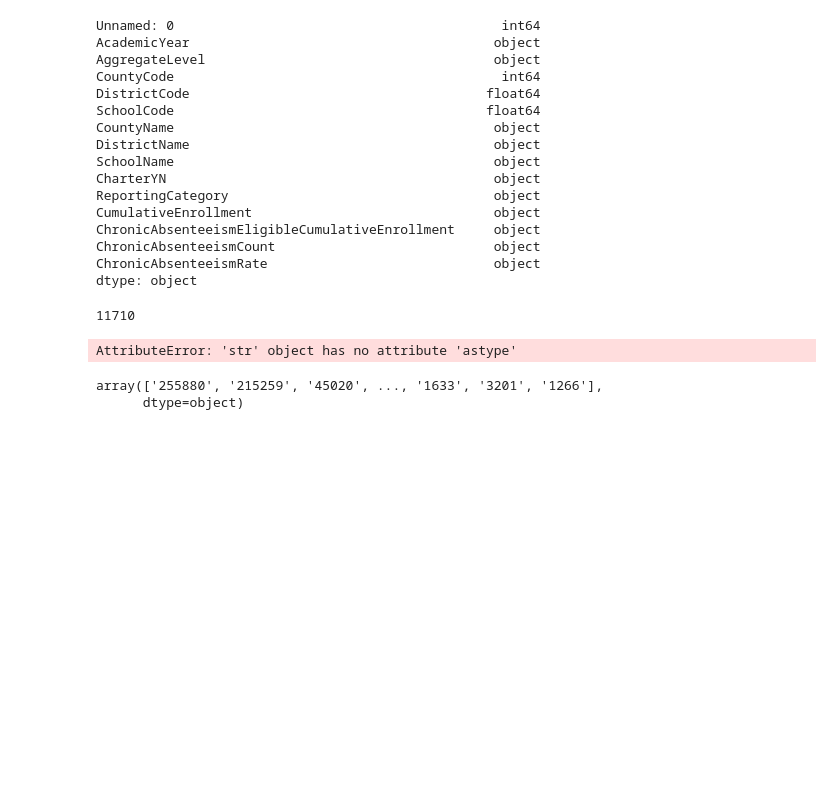
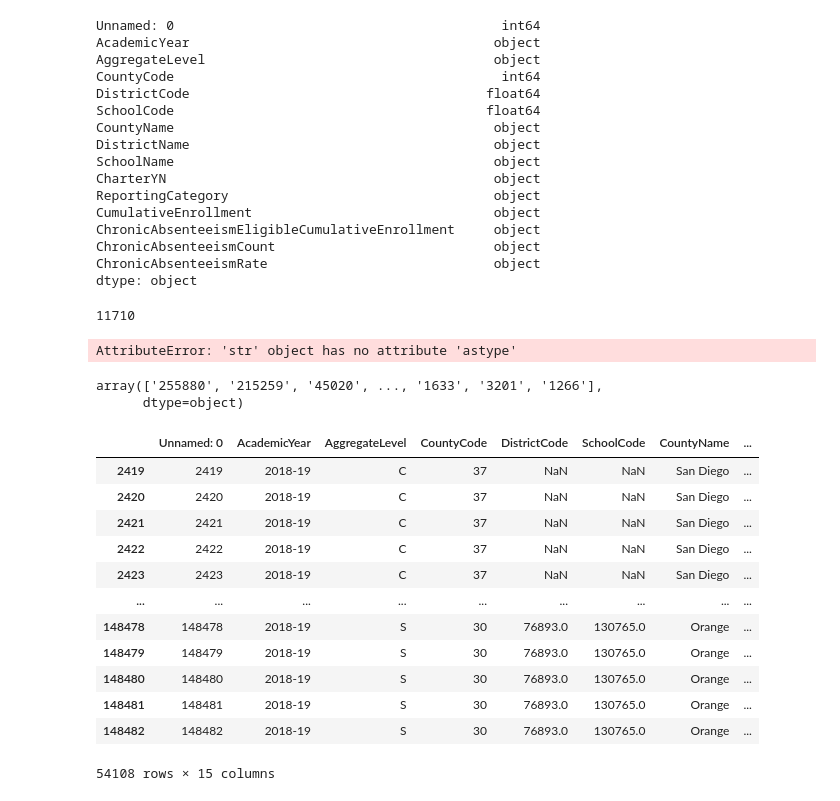
Before and after one commit to nnasr001/PBPL280S21Project1, a Jupyter notebook: attendance_data.ipynb, the cells around one changed output. Saved outputs shown, nothing was run; the diff lists cells and outputs as text; code cells hidden in the pictures; blank space fills up the shorter version.

```diff
--- a/attendance_data.ipynb
+++ b/attendance_data.ipynb
@@ -155,0 +176,16 @@ array(['255880', '215259', '45020', ..., '1633', '3201', '1266'],
+# %%
+df.replace("*",np.nan)
+# %% [output]
+|  | Unnamed: 0 | AcademicYear | AggregateLevel | CountyCode | DistrictCode | SchoolCode | CountyName | ... |
+| 2419 | 2419 | 2018-19 | C | 37 | NaN | NaN | San Diego | ... |
+| 2420 | 2420 | 2018-19 | C | 37 | NaN | NaN | San Diego | ... |
+| 2421 | 2421 | 2018-19 | C | 37 | NaN | NaN | San Diego | ... |
+| 2422 | 2422 | 2018-19 | C | 37 | NaN | NaN | San Diego | ... |
+| 2423 | 2423 | 2018-19 | C | 37 | NaN | NaN | San Diego | ... |
+| ... | ... | ... | ... | ... | ... | ... | ... | ... |
+| 148478 | 148478 | 2018-19 | S | 30 | 76893.0 | 130765.0 | Orange | ... |
+| 148479 | 148479 | 2018-19 | S | 30 | 76893.0 | 130765.0 | Orange | ... |
+| 148480 | 148480 | 2018-19 | S | 30 | 76893.0 | 130765.0 | Orange | ... |
+| 148481 | 148481 | 2018-19 | S | 30 | 76893.0 | 130765.0 | Orange | ... |
+| 148482 | 148482 | 2018-19 | S | 30 | 76893.0 | 130765.0 | Orange | ... |
+54108 rows × 15 columns
```
Also changed, not shown: parts of 43 cells of this notebook, 2 other files.
